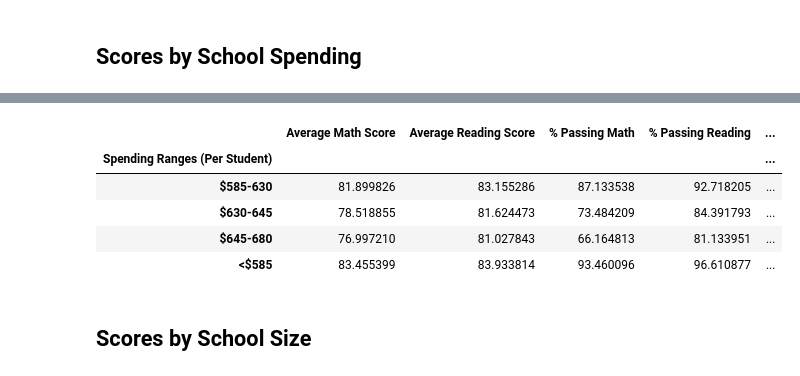
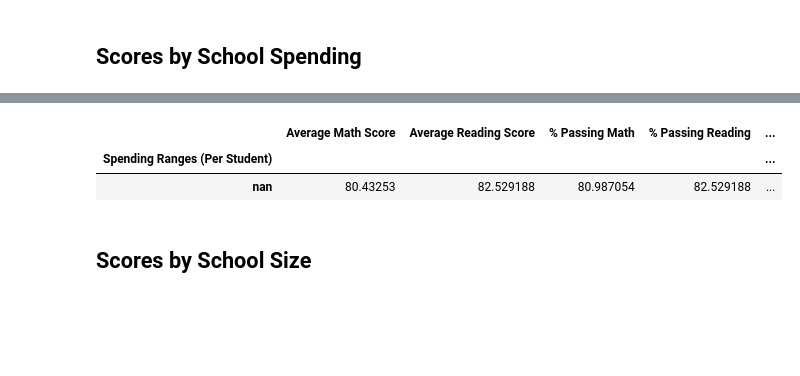
Before and after one commit to FDernawi/pandas-challenge, a Jupyter notebook: pandas-challenge/Starter_Code/PyCitySchools/PyCitySchools_starter.ipynb, the cells around one changed output, grey strips where cells are left out. Drawn from its saved outputs; the diff is of its cells as text; code cells hidden in the pictures; blank space fills up the shorter version.

```diff
--- a/pandas-challenge/Starter_Code/PyCitySchools/PyCitySchools_starter.ipynb
+++ b/pandas-challenge/Starter_Code/PyCitySchools/PyCitySchools_starter.ipynb
@@ -409,7 +420,7 @@ labels = ["<$585", "$585-630", "$630-645", "$645-680"]
 school_spending_df = per_school_summary.copy()
 # %%
 # Use `pd.cut` on the per_school_capita Series from earlier to categorize per student spending based on the bins.
-school_spending_df["Spending Ranges (Per Student)"] =
+school_spending_df["Spending Ranges (Per Student)"] = pd.cut(per_school_capita, bins=spending_bins, labels=labels)
 
 # Convert Spending Ranges (Per Student) to a string
 school_spending_df["Spending Ranges (Per Student)"] = school_spending_df["Spending Ranges (Per Student)"].astype(str)
@@ -441,17 +452,20 @@ spending_passing_reading = school_spending_df.groupby(["Spending Ranges (Per Stu
 overall_passing_spending = school_spending_df.groupby(["Spending Ranges (Per Student)"])["% Overall Passing"].mean()
 # %%
 # Assemble into DataFrame
-spending_summary =
+spending_summary = pd.DataFrame({
+    "Average Math Score" : spending_math_scores,
+    "Average Reading Score" : spending_reading_scores,
+    "% Passing Math" : spending_passing_math,
+    "% Passing Reading" : spending_reading_scores,
+    "% Overall Passing" : overall_passing_spending
+})
 
 # Display results
 spending_summary
 # %% [output]
 |  | Average Math Score | Average Reading Score | % Passing Math | % Passing Reading | ... |
 | Spending Ranges (Per Student) |  |  |  |  | ... |
-| $585-630 | 81.899826 | 83.155286 | 87.133538 | 92.718205 | ... |
-| $630-645 | 78.518855 | 81.624473 | 73.484209 | 84.391793 | ... |
-| $645-680 | 76.997210 | 81.027843 | 66.164813 | 81.133951 | ... |
-| <$585 | 83.455399 | 83.933814 | 93.460096 | 96.610877 | ... |
+| nan | 80.43253 | 82.529188 | 80.987054 | 82.529188 | ... |
 # %% [markdown]
 ## Scores by School Size
 # %%
```
Also changed, not shown: parts of 6 cells of this notebook, 3 other files.
